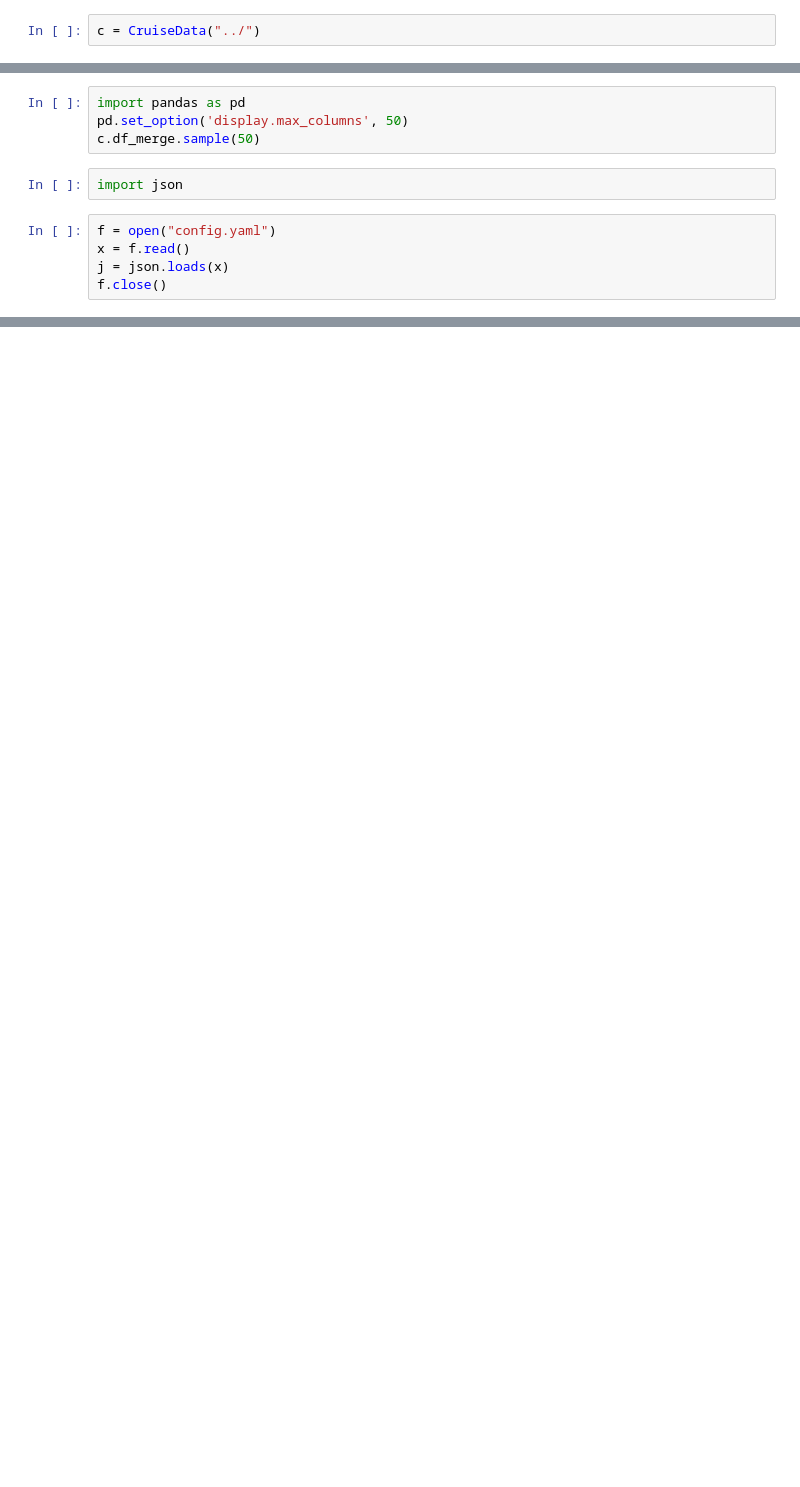
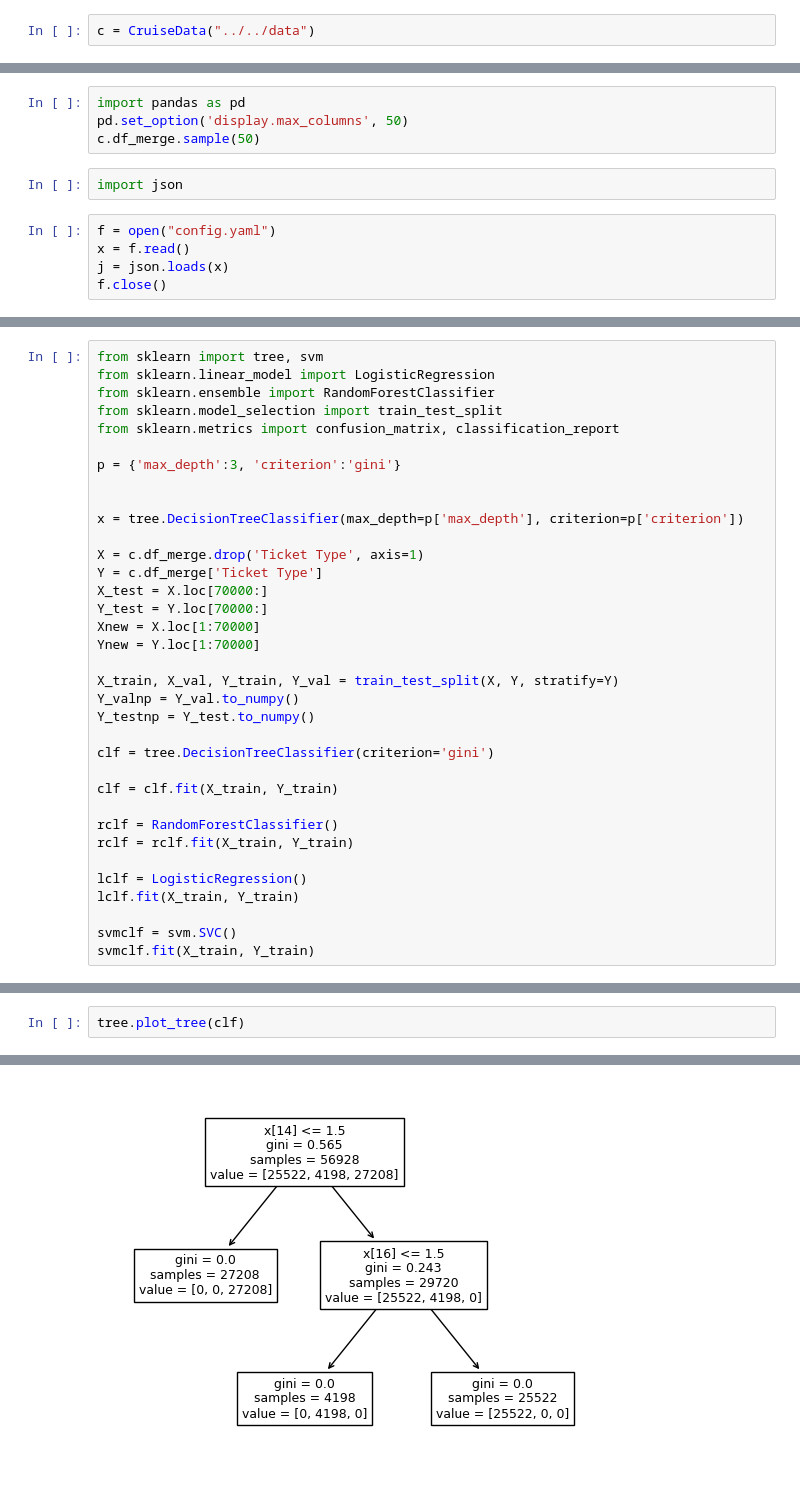
Before and after one commit to beez2022/aiap15-Seah-Bee-Kheng-881D, a Jupyter notebook: src/test.ipynb, the cells around one changed output, grey strips where cells are left out. Saved outputs shown, nothing was run; the diff lists cells and outputs as text; blank space fills up the shorter version.

Commit message:
Updated ReadME and complete ml_train_predict.py

```diff
--- a/src/test.ipynb
+++ b/src/test.ipynb
@@ -1,4 +1,4 @@
 # %%
 from clean_data import CruiseData
 # %%
-c = CruiseData("../")
+c = CruiseData("../../data")
@@ -72,0 +92,35 @@ features = list(df.columns)
+# %%
+from sklearn import tree, svm
+from sklearn.linear_model import LogisticRegression
+from sklearn.ensemble import RandomForestClassifier
+from sklearn.model_selection import train_test_split
+from sklearn.metrics import confusion_matrix, classification_report
+
+p = {'max_depth':3, 'criterion':'gini'}
+
+
+x = tree.DecisionTreeClassifier(max_depth=p['max_depth'], criterion=p['criterion'])
+
+X = c.df_merge.drop('Ticket Type', axis=1)
+Y = c.df_merge['Ticket Type']
+X_test = X.loc[70000:]
+Y_test = Y.loc[70000:]
+Xnew = X.loc[1:70000]
+Ynew = Y.loc[1:70000]
+
+X_train, X_val, Y_train, Y_val = train_test_split(X, Y, stratify=Y)
+Y_valnp = Y_val.to_numpy()
+Y_testnp = Y_test.to_numpy()
+
+clf = tree.DecisionTreeClassifier(criterion='gini')
+
+clf = clf.fit(X_train, Y_train)
+
+rclf = RandomForestClassifier()
+rclf = rclf.fit(X_train, Y_train)
+
+lclf = LogisticRegression()
+lclf.fit(X_train, Y_train)
+
+svmclf = svm.SVC()
+svmclf.fit(X_train, Y_train)
@@ -72,0 +136,3 @@ features = list(df.columns)
+# %%
+tree.plot_tree(clf)
+# %% [output]
@@ -72,0 +144 @@ features = list(df.columns)
+[figure, added]
```
Also changed, not shown: parts of 22 cells of this notebook, 10 other files.
